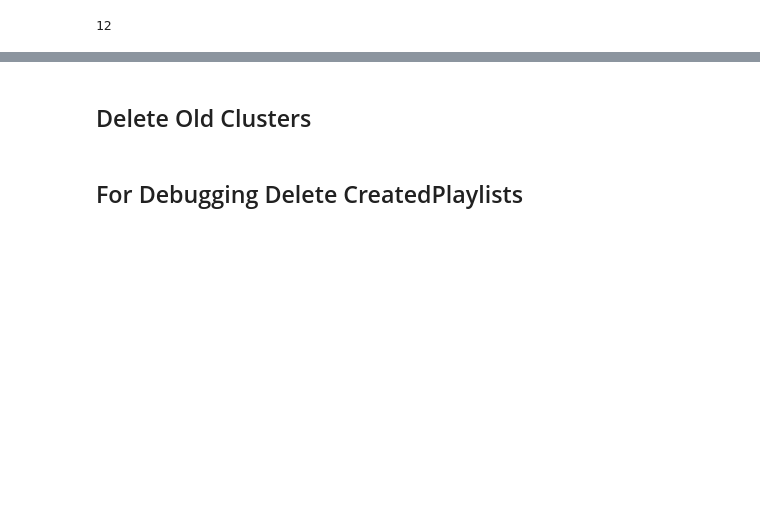
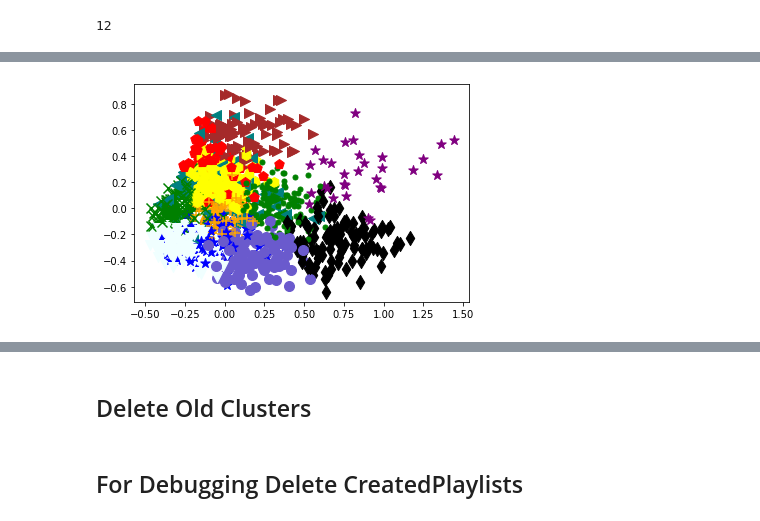
Before and after one commit to TONYRYANWORLDWIDE/SpotifyAPI, a Jupyter notebook: GenrePlaylists.ipynb, the cells around one changed output, grey strips where cells are left out. Cells and saved outputs as stored; diff of their text form; code cells hidden in the pictures; blank space fills up the shorter version.

```diff
--- a/GenrePlaylists.ipynb
+++ b/GenrePlaylists.ipynb
@@ -257,0 +261,19 @@ plot_clusters(audio_2d, km_clusters)
+# %%
+def plot_clusters2(samples, clusters):
+    col_dic = dict(itertools.islice(col_dic_base.items(), n_clusters))
+    mrk_dic = dict(itertools.islice(mrk_dic_base.items(), n_clusters))
+    colors = [col_dic[x] for x in clusters]
+    markers = [mrk_dic[x] for x in clusters]
+    fig = Figure()
+    axis = fig.add_subplot(1, 1, 1)
+    for sample in range(len(clusters)):
+        axis.scatter(samples[sample][0], samples[sample][1], color = colors[sample], marker=markers[sample], s=100)
+
+#     plt.xlabel('Dimension 1')
+#     plt.ylabel('Dimension 2')
+#     plt.title('Assignments')
+#     fig = plt.figure(1)
+    return fig
+plot_clusters2(audio_2d, km_clusters)
+# %% [output]
+[figure, added]
```
Also changed, not shown: parts of 6 cells of this notebook, 8 other files.
